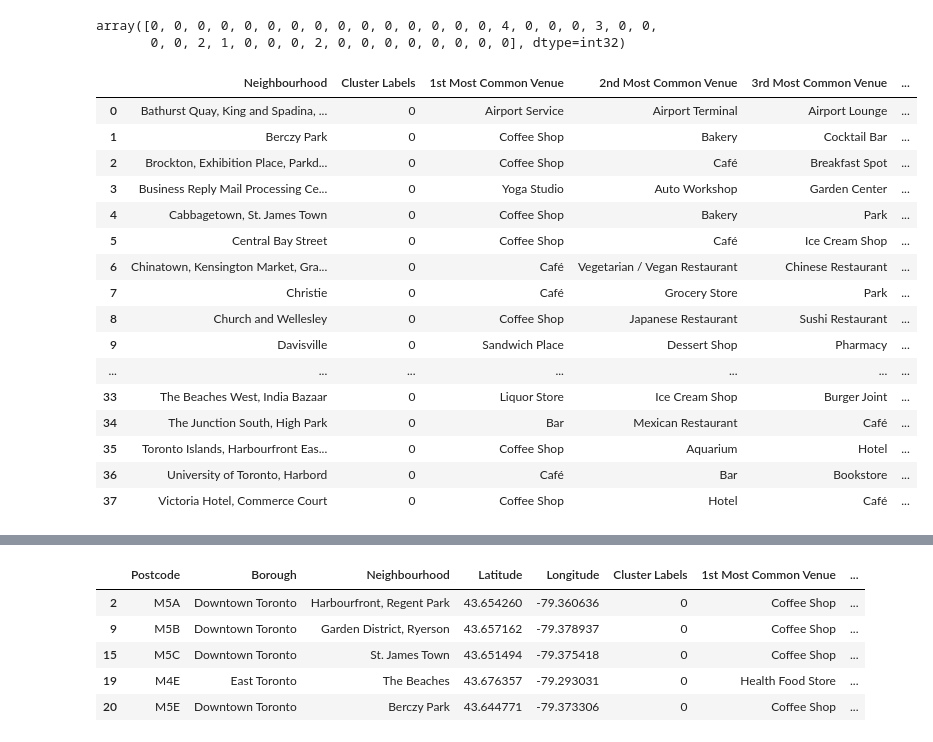
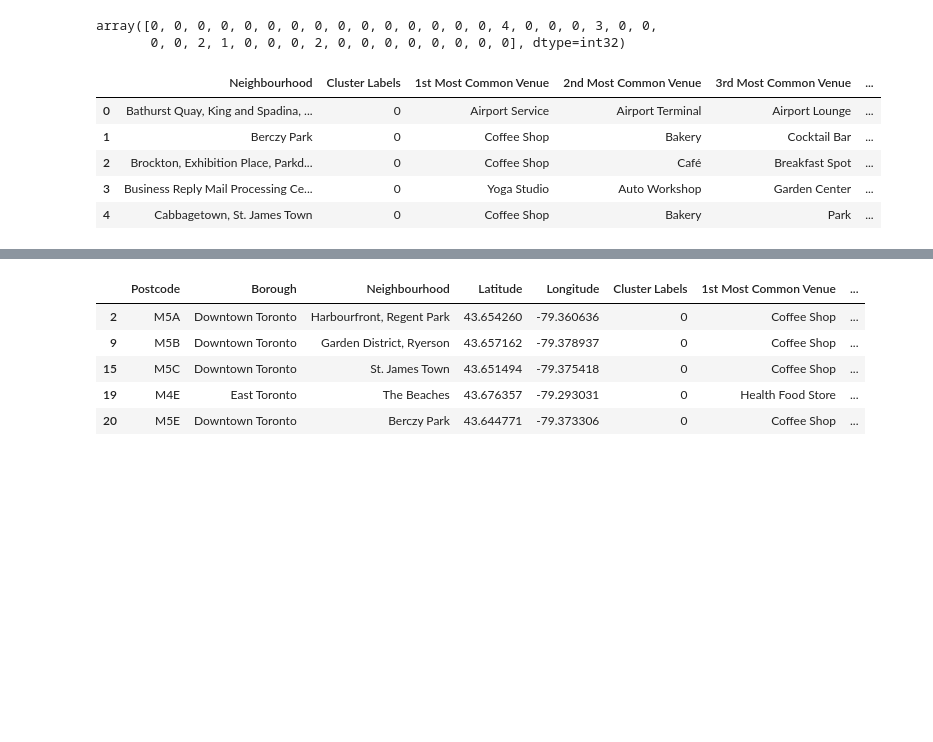
Before and after one commit to jacquelineguo/Coursera_DS_Capstone, a Jupyter notebook: CourseraCapstone.ipynb, the cells around one changed output, grey strips where cells are left out. Drawn from its saved outputs; the diff is of its cells as text; code cells hidden in the pictures; blank space fills up the shorter version.

```diff
--- a/CourseraCapstone.ipynb
+++ b/CourseraCapstone.ipynb
@@ -464,22 +453,11 @@ kmeans.labels_
 array([0, 0, 0, 0, 0, 0, 0, 0, 0, 0, 0, 0, 0, 0, 0, 4, 0, 0, 0, 3, 0, 0,
        0, 0, 2, 1, 0, 0, 0, 2, 0, 0, 0, 0, 0, 0, 0, 0], dtype=int32)
 # %%
-neighborhoods_venues_sorted.set_index('Neighborhood').reset_index().rename({'Neighborhood': 'Neighbourhood'}, axis='columns')
+neighborhoods_venues_sorted.set_index('Neighborhood').reset_index().rename({'Neighborhood': 'Neighbourhood'}, axis='columns').head()
 # %% [output]
 |  | Neighbourhood | Cluster Labels | 1st Most Common Venue | 2nd Most Common Venue | 3rd Most Common Venue | ... |
 | 0 | Bathurst Quay, King and Spadina, ... | 0 | Airport Service | Airport Terminal | Airport Lounge | ... |
 | 1 | Berczy Park | 0 | Coffee Shop | Bakery | Cocktail Bar | ... |
 | 2 | Brockton, Exhibition Place, Parkd... | 0 | Coffee Shop | Café | Breakfast Spot | ... |
 | 3 | Business Reply Mail Processing Ce... | 0 | Yoga Studio | Auto Workshop | Garden Center | ... |
 | 4 | Cabbagetown, St. James Town | 0 | Coffee Shop | Bakery | Park | ... |
-| 5 | Central Bay Street | 0 | Coffee Shop | Café | Ice Cream Shop | ... |
-| 6 | Chinatown, Kensington Market, Gra... | 0 | Café | Vegetarian / Vegan Restaurant | Chinese Restaurant | ... |
-| 7 | Christie | 0 | Café | Grocery Store | Park | ... |
-| 8 | Church and Wellesley | 0 | Coffee Shop | Japanese Restaurant | Sushi Restaurant | ... |
-| 9 | Davisville | 0 | Sandwich Place | Dessert Shop | Pharmacy | ... |
-| ... | ... | ... | ... | ... | ... | ... |
-| 33 | The Beaches West, India Bazaar | 0 | Liquor Store | Ice Cream Shop | Burger Joint | ... |
-| 34 | The Junction South, High Park | 0 | Bar | Mexican Restaurant | Café | ... |
-| 35 | Toronto Islands, Harbourfront Eas... | 0 | Coffee Shop | Aquarium | Hotel | ... |
-| 36 | University of Toronto, Harbord | 0 | Café | Bar | Bookstore | ... |
-| 37 | Victoria Hotel, Commerce Court | 0 | Coffee Shop | Hotel | Café | ... |
```
Also changed, not shown: parts of 3 cells of this notebook.
